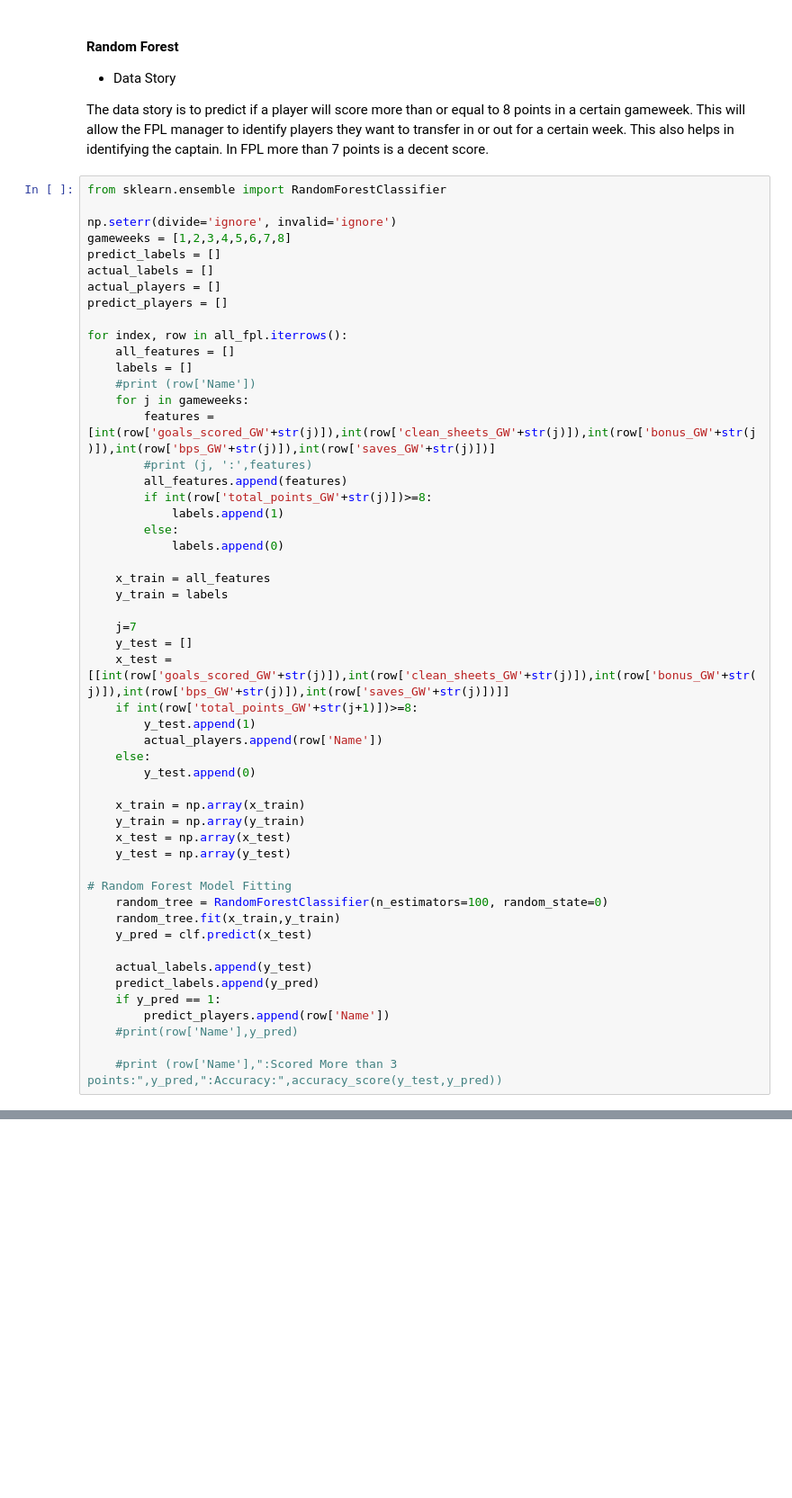
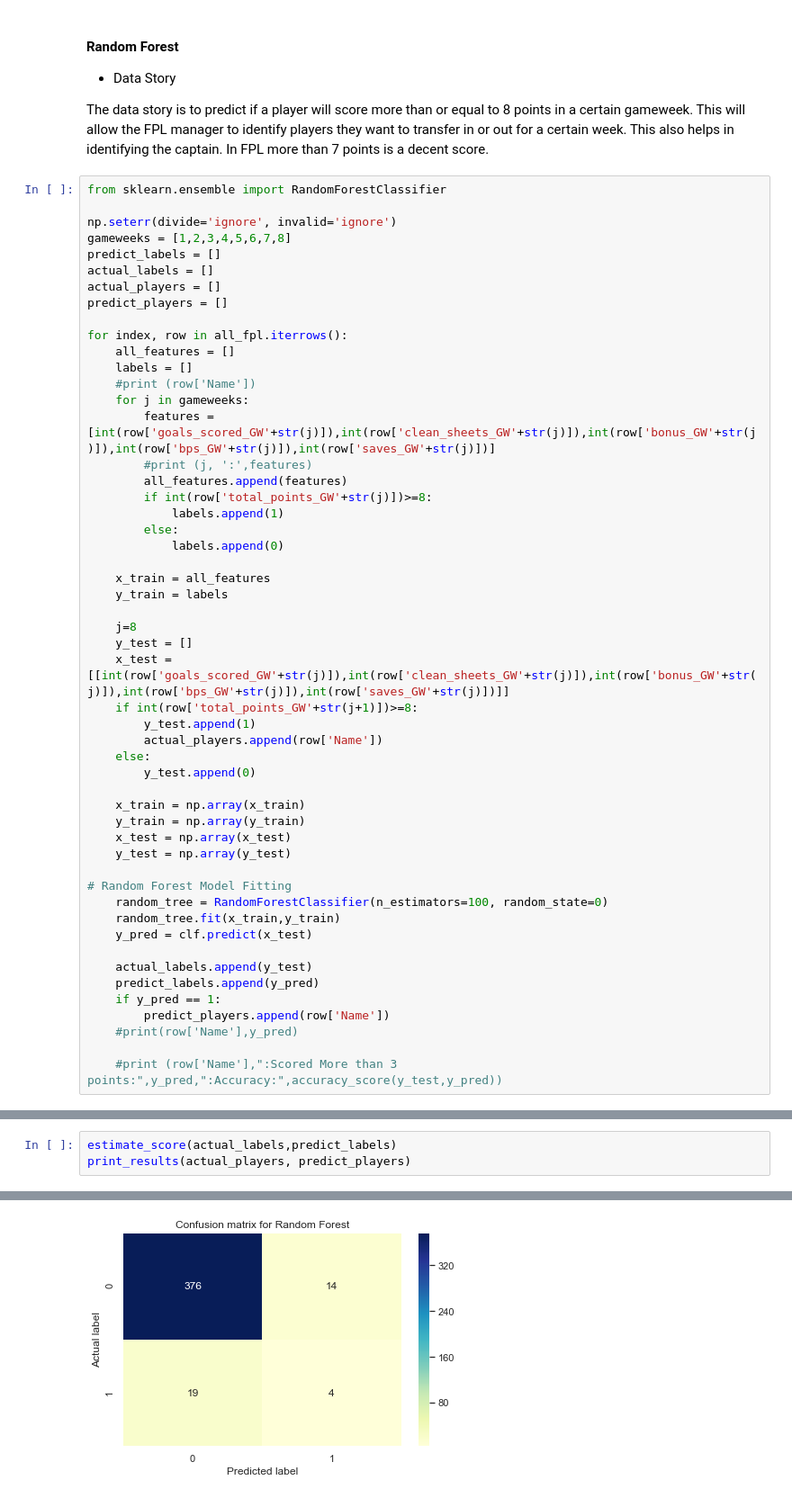
Before and after one commit to shriaithal/applied-machine-learning, a Jupyter notebook: fpl/fpl.ipynb, the cells around one changed output, grey strips where cells are left out. Shown at 90% size. Cells and saved outputs as stored; diff of their text form; blank space fills up the shorter version.

```diff
--- a/fpl/fpl.ipynb
+++ b/fpl/fpl.ipynb
@@ -622,7 +641,7 @@ for index, row in all_fpl.iterrows():
     x_train = all_features
     y_train = labels
 
-    j=7
+    j=8
     y_test = []
     x_test = [[int(row['goals_scored_GW'+str(j)]),int(row['clean_sheets_GW'+str(j)]),int(row['bonus_GW'+str(j)]),int(row['bps_GW'+str(j)]),int(row['saves_GW'+str(j)])]]
     if int(row['total_points_GW'+str(j+1)])>=8:
@@ -677,0 +670,4 @@ Predicted Players who scored more than 8 points
+# %%
+estimate_score(actual_labels,predict_labels)
+print_results(actual_players, predict_players)
+# %% [output]
@@ -677,0 +685 @@ Predicted Players who scored more than 8 points
+[figure, added]
```
Also changed, not shown: parts of 22 cells of this notebook.
